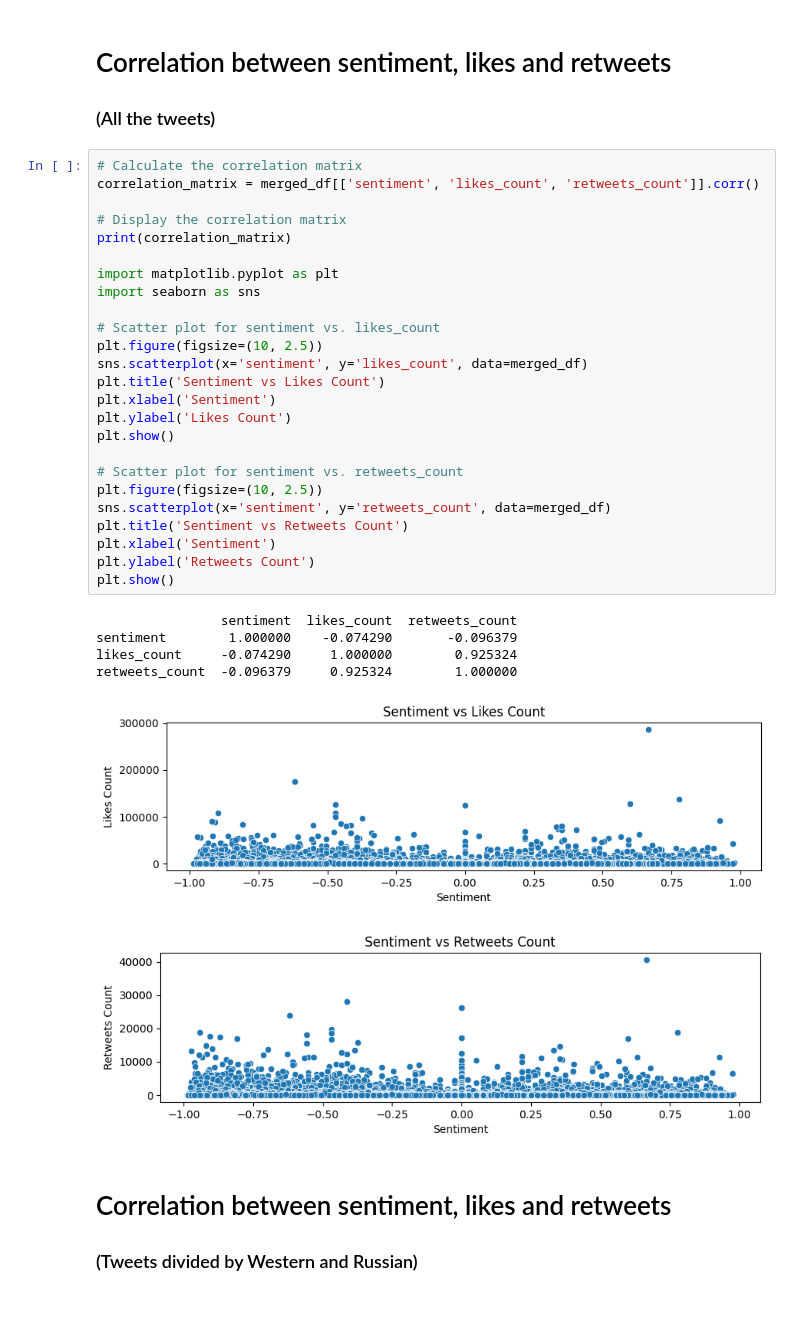
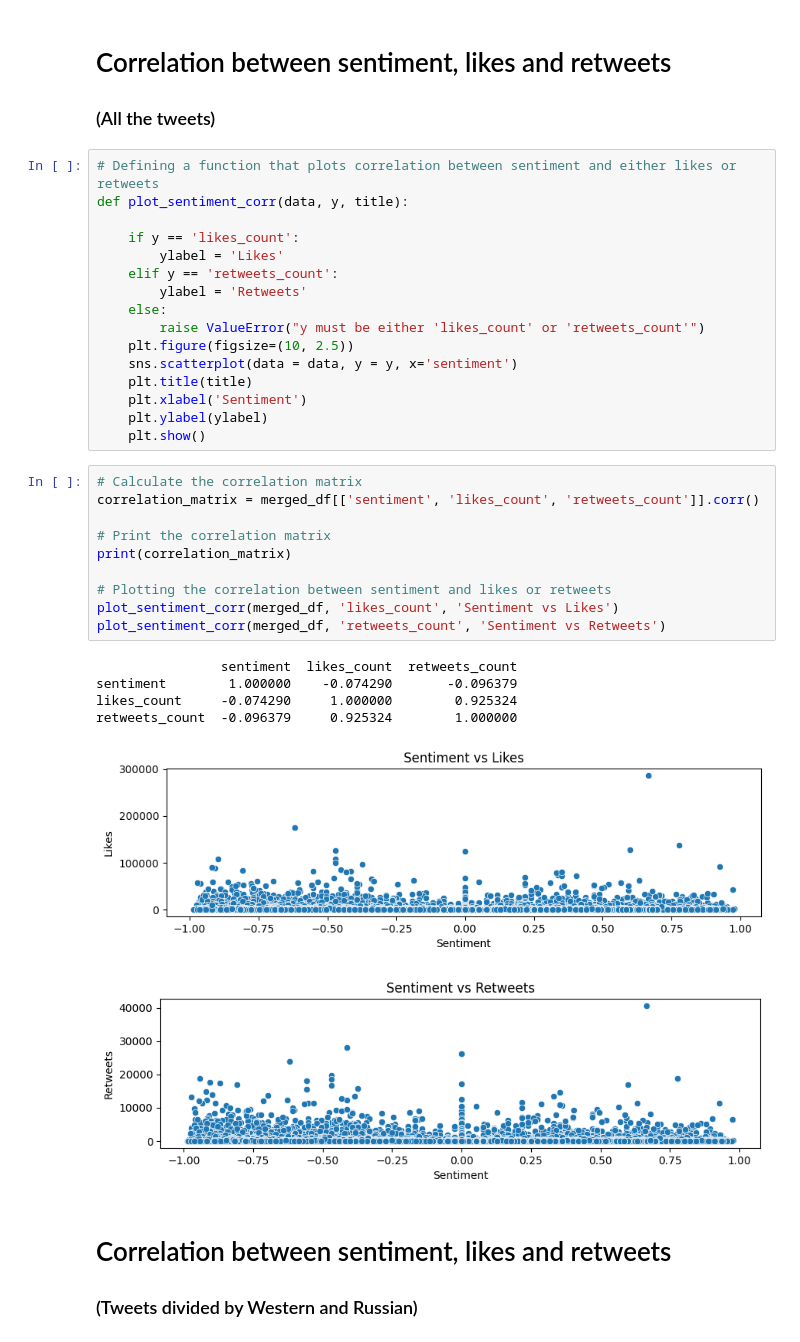
Before and after one commit to itslarisschen/NLP_Final_Exam, a Jupyter notebook: sentiment_analysis.ipynb, the cells around one changed output. Saved outputs shown, nothing was run; the diff lists cells and outputs as text; blank space fills up the shorter version.

Commit message:
updated sentiment analysis

```diff
--- a/sentiment_analysis.ipynb
+++ b/sentiment_analysis.ipynb
@@ -75,38 +82,39 @@ Neutral sentiments for Russian tweets: 8311 (36.77% of total Russian tweets), ou
 # %% [markdown]
 # Correlation between sentiment, likes and retweets
 ### (All the tweets)
-# %%
-# Calculate the correlation matrix
-correlation_matrix = merged_df[['sentiment', 'likes_count', 'retweets_count']].corr()
-
-# Display the correlation matrix
-print(correlation_matrix)
-
-import matplotlib.pyplot as plt
-import seaborn as sns
-
-# Scatter plot for sentiment vs. likes_count
-plt.figure(figsize=(10, 2.5))
-sns.scatterplot(x='sentiment', y='likes_count', data=merged_df)
-plt.title('Sentiment vs Likes Count')
-plt.xlabel('Sentiment')
-plt.ylabel('Likes Count')
-plt.show()
-
-# Scatter plot for sentiment vs. retweets_count
-plt.figure(figsize=(10, 2.5))
-sns.scatterplot(x='sentiment', y='retweets_count', data=merged_df)
-plt.title('Sentiment vs Retweets Count')
-plt.xlabel('Sentiment')
-plt.ylabel('Retweets Count')
-plt.show()
-# %% [output]
-                sentiment  likes_count  retweets_count
-sentiment        1.000000    -0.074290       -0.096379
-likes_count     -0.074290     1.000000        0.925324
-retweets_count  -0.096379     0.925324        1.000000
-[figure, removed]
-[figure, removed]
+# %%
+# Defining a function that plots correlation between sentiment and either likes or retweets
+def plot_sentiment_corr(data, y, title):
+
+    if y == 'likes_count':
+        ylabel = 'Likes'
+    elif y == 'retweets_count':
+        ylabel = 'Retweets'
+    else:
+        raise ValueError("y must be either 'likes_count' or 'retweets_count'")
+    plt.figure(figsize=(10, 2.5))
+    sns.scatterplot(data = data, y = y, x='sentiment')
+    plt.title(title)
+    plt.xlabel('Sentiment')
+    plt.ylabel(ylabel)
+    plt.show()
+# %%
+# Calculate the correlation matrix
+correlation_matrix = merged_df[['sentiment', 'likes_count', 'retweets_count']].corr()
+
+# Print the correlation matrix
+print(correlation_matrix)
+
+# Plotting the correlation between sentiment and likes or retweets
+plot_sentiment_corr(merged_df, 'likes_count', 'Sentiment vs Likes')
+plot_sentiment_corr(merged_df, 'retweets_count', 'Sentiment vs Retweets')
+# %% [output]
+                sentiment  likes_count  retweets_count
+sentiment        1.000000    -0.074290       -0.096379
+likes_count     -0.074290     1.000000        0.925324
+retweets_count  -0.096379     0.925324        1.000000
+[figure, added]
+[figure, added]
 # %% [markdown]
 # Correlation between sentiment, likes and retweets
 ### (Tweets divided by Western and Russian)
```
Also changed, not shown: parts of 12 cells of this notebook.
